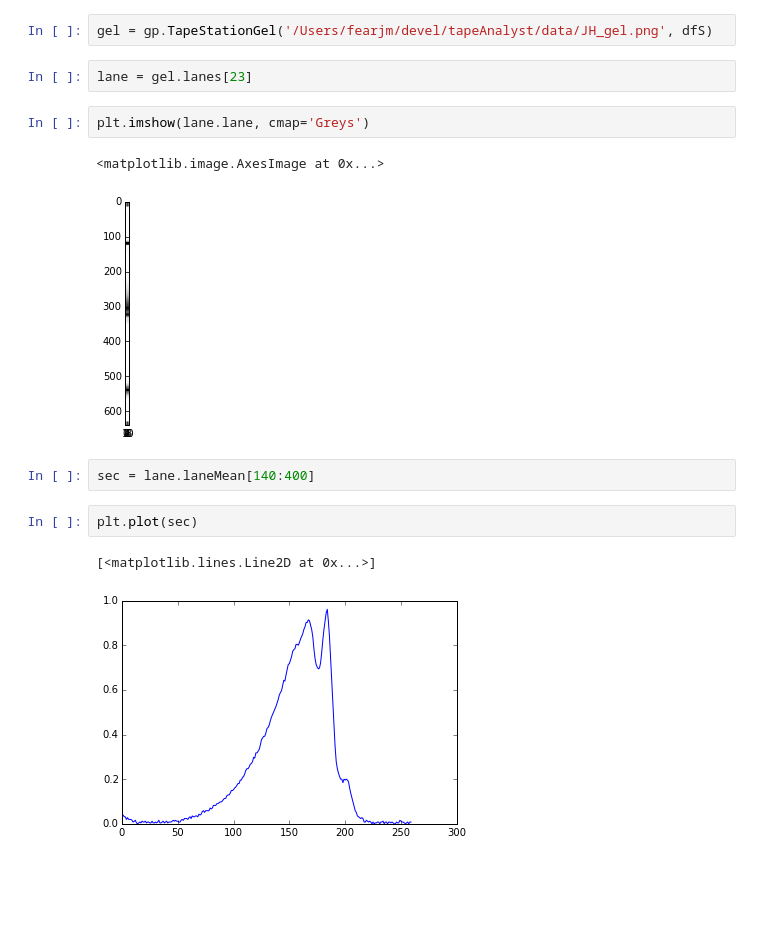
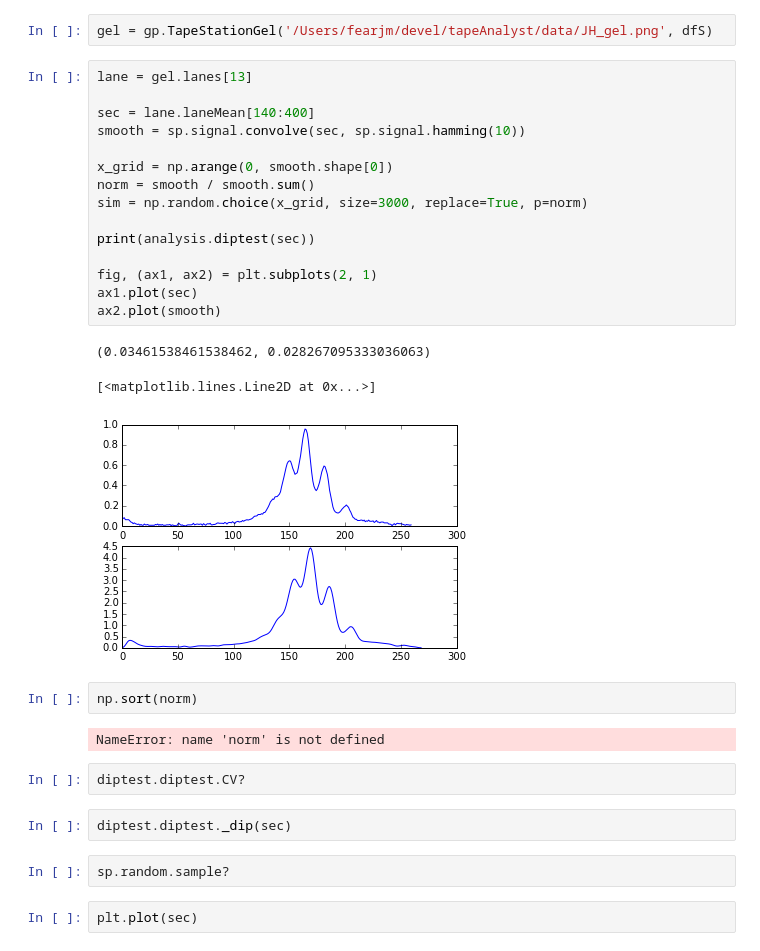
Before and after one commit to jfear/tapeAnalyst, a Jupyter notebook: notebooks/diptest.ipynb, the cells around one changed output. Cells and saved outputs as stored; diff of their text form; blank space fills up the shorter version.

```diff
--- a/notebooks/diptest.ipynb
+++ b/notebooks/diptest.ipynb
@@ -45,17 +52,34 @@ dfS = pd.read_csv('/Users/fearjm/devel/tapeAnalyst/data/JH_sample.csv', encoding
 dfS.columns = ['wellID', 'conc', 'description', 'alert', 'notes']
 # %%
 gel = gp.TapeStationGel('/Users/fearjm/devel/tapeAnalyst/data/JH_gel.png', dfS)
-# %%
-lane = gel.lanes[23]
-# %%
-plt.imshow(lane.lane, cmap='Greys')
-# %% [output]
-<matplotlib.image.AxesImage at 0x...>
-[figure, removed]
-# %%
-sec = lane.laneMean[140:400]
+# %%
+lane = gel.lanes[13]
+
+sec = lane.laneMean[140:400]
+smooth = sp.signal.convolve(sec, sp.signal.hamming(10))
+
+x_grid = np.arange(0, smooth.shape[0])
+norm = smooth / smooth.sum()
+sim = np.random.choice(x_grid, size=3000, replace=True, p=norm)
+
+print(analysis.diptest(sec))
+
+fig, (ax1, ax2) = plt.subplots(2, 1)
+ax1.plot(sec)
+ax2.plot(smooth)
+# %% [output]
+(0.03461538461538462, 0.028267095333036063)
+[<matplotlib.lines.Line2D at 0x...>]
+[figure, added]
+# %%
+np.sort(norm)
+# %% [output]
+NameError: name 'norm' is not defined
+# %%
+diptest.diptest.CV?
+# %%
+diptest.diptest._dip(sec)
+# %%
+sp.random.sample?
 # %%
 plt.plot(sec)
-# %% [output]
-[<matplotlib.lines.Line2D at 0x...>]
-[figure, removed]
```
Also changed, not shown: parts of 26 cells of this notebook, 1 other file.
